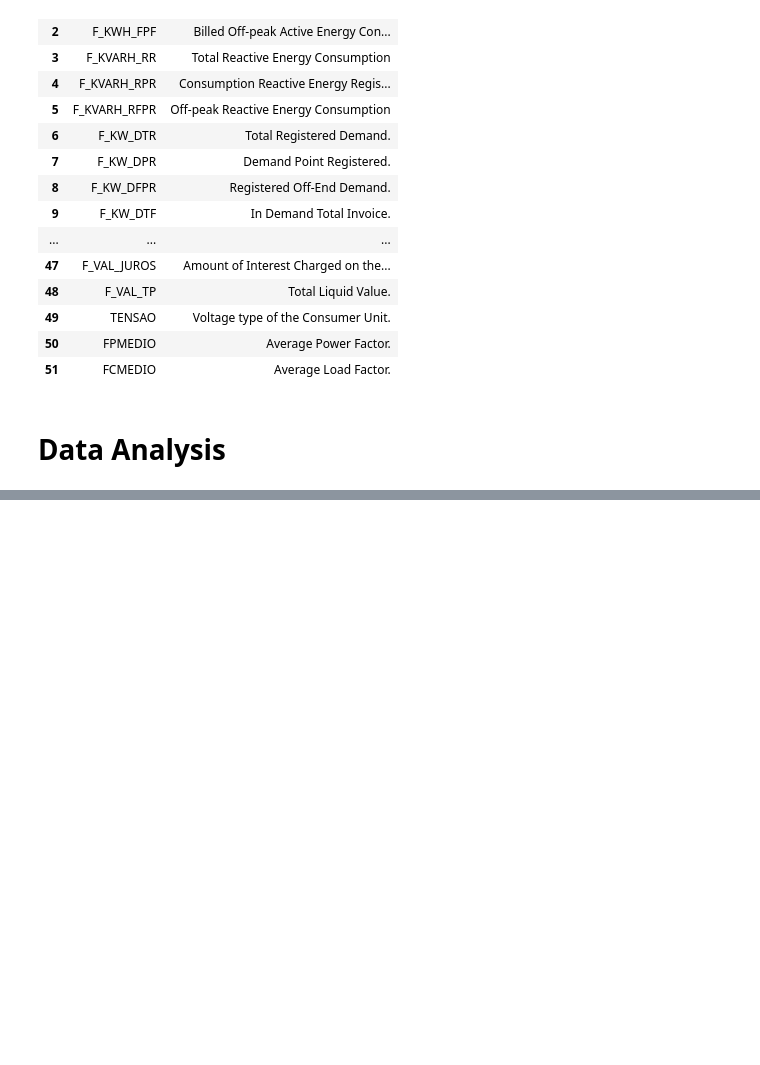
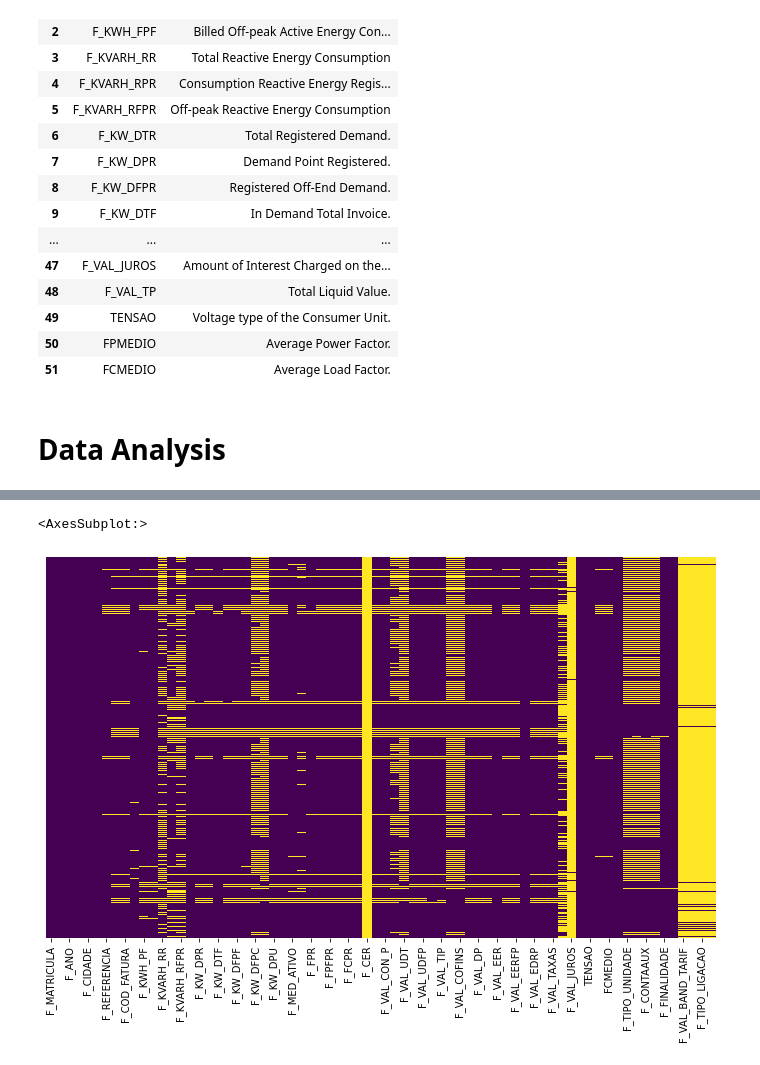
Before and after one commit to oakthyago/Electrical-Demand-Brazil, a Jupyter notebook: electrical-demand-brazil.ipynb, the cells around one changed output, grey strips where cells are left out. Cells and saved outputs as stored; diff of their text form; code cells hidden in the pictures; blank space fills up the shorter version.

```diff
--- a/electrical-demand-brazil.ipynb
+++ b/electrical-demand-brazil.ipynb
@@ -73,3 +77,8 @@ df=df[df["F_MATRICULA"].isin(groupA["UC"])]
+# %%
+listA= groupA["UC"].tolist()
+df_analysis= pd.DataFrame()
+for x in range(len(listA)):
+   df_analysis = pd.concat([df_analysis,df[df['F_MATRICULA'] == groupA["UC"][x]]],ignore_index=True)
 # %% [markdown]
 reseting the index we now have 30000 lines and a new column called index if needed future reference
 # %%
@@ -133,0 +229,16 @@ df
+# %%
+df2=pd.DataFrame()
+df3=pd.DataFrame()
+for x in range(len(groupA["UC"])):
+
+    df2=df[df['F_MATRICULA'] == groupA["UC"][x]]
+
+    if(len(df2)):
+        df3=pd.concat([df3,df2.iloc[[0]]])
+        df3=pd.concat([df3,df2.iloc[[-1]]])
+# %%
+plt.figure(figsize=(12, 7))
+sns.heatmap(df3.isnull(),yticklabels=False,cbar=False,cmap='viridis') #cbar false to binary situation
+# %% [output]
+<AxesSubplot:>
+[figure, added]
```
Also changed, not shown: parts of 19 cells of this notebook.
